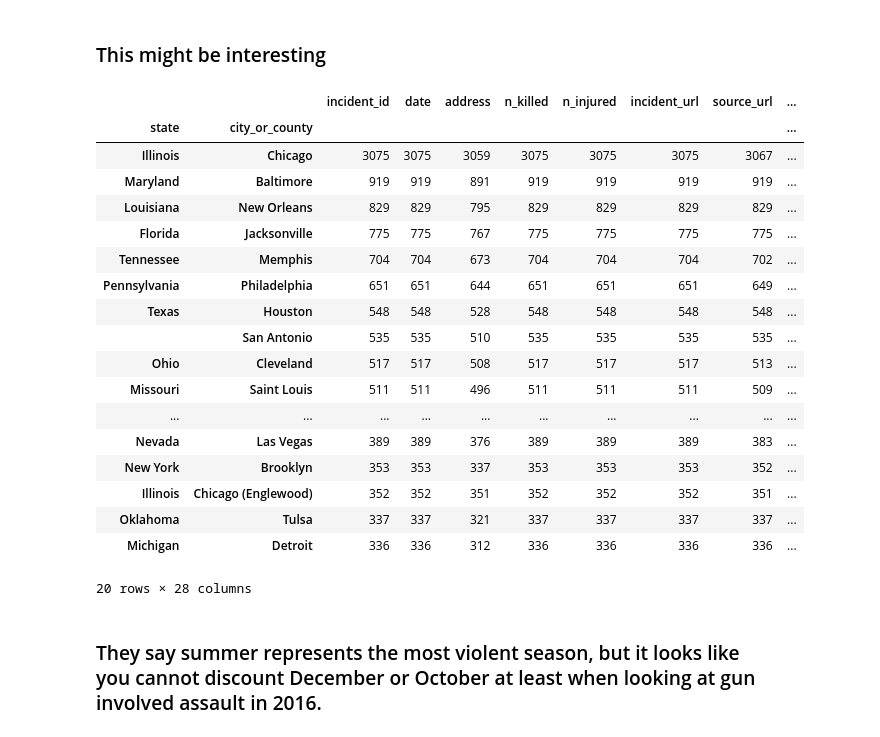
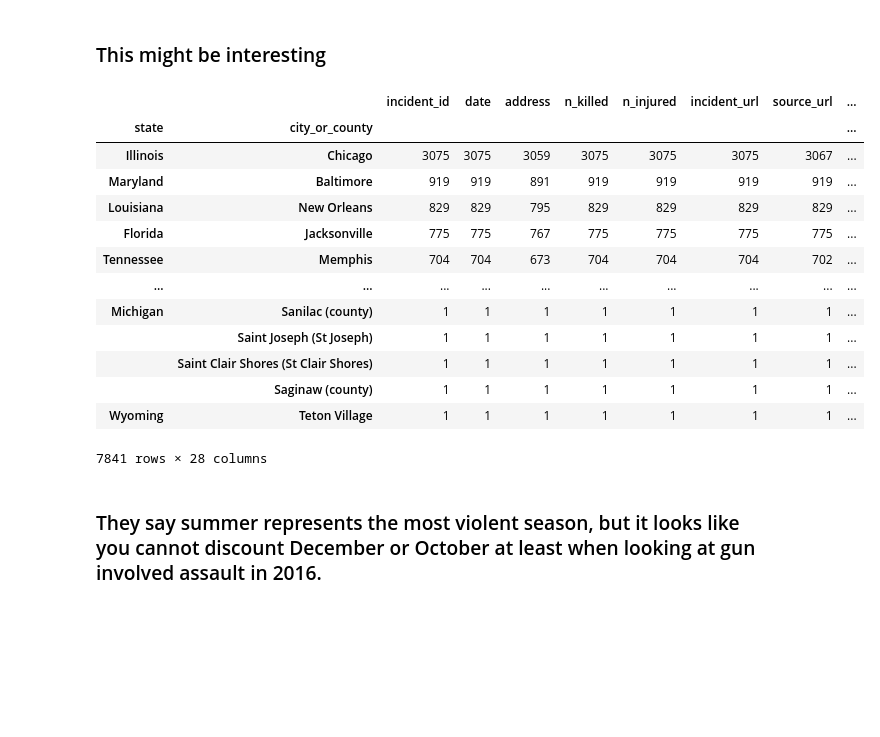
Before and after one commit to GambitAcid/Extract-Transform-Load-Gun-Violence-in-America, a Jupyter notebook: GunViolence/GVA_Initial_Eval.ipynb, the cells around one changed output. Drawn from its saved outputs; the diff is of its cells as text; code cells hidden in the pictures; blank space fills up the shorter version.

```diff
--- a/GunViolence/GVA_Initial_Eval.ipynb
+++ b/GunViolence/GVA_Initial_Eval.ipynb
@@ -104,27 +60,22 @@ GVAByStateCity16.head(20)
 ### This might be interesting
 # %%
 # Take a look at data by State and City ot County by worst offenders
-GVAByStateCity16.sort_values(by='incident_id', ascending=False).head(20)
+GVAByStateCity16.sort_values(by='incident_id', ascending=False)
 # %% [output]
 |  |  | incident_id | date | address | n_killed | n_injured | incident_url | source_url | ... |
 | state | city_or_county |  |  |  |  |  |  |  | ... |
 | Illinois | Chicago | 3075 | 3075 | 3059 | 3075 | 3075 | 3075 | 3067 | ... |
 | Maryland | Baltimore | 919 | 919 | 891 | 919 | 919 | 919 | 919 | ... |
 | Louisiana | New Orleans | 829 | 829 | 795 | 829 | 829 | 829 | 829 | ... |
 | Florida | Jacksonville | 775 | 775 | 767 | 775 | 775 | 775 | 775 | ... |
 | Tennessee | Memphis | 704 | 704 | 673 | 704 | 704 | 704 | 702 | ... |
-| Pennsylvania | Philadelphia | 651 | 651 | 644 | 651 | 651 | 651 | 649 | ... |
-| Texas | Houston | 548 | 548 | 528 | 548 | 548 | 548 | 548 | ... |
-|  | San Antonio | 535 | 535 | 510 | 535 | 535 | 535 | 535 | ... |
-| Ohio | Cleveland | 517 | 517 | 508 | 517 | 517 | 517 | 513 | ... |
-| Missouri | Saint Louis | 511 | 511 | 496 | 511 | 511 | 511 | 509 | ... |
 | ... | ... | ... | ... | ... | ... | ... | ... | ... | ... |
-| Nevada | Las Vegas | 389 | 389 | 376 | 389 | 389 | 389 | 383 | ... |
-| New York | Brooklyn | 353 | 353 | 337 | 353 | 353 | 353 | 352 | ... |
-| Illinois | Chicago (Englewood) | 352 | 352 | 351 | 352 | 352 | 352 | 351 | ... |
-| Oklahoma | Tulsa | 337 | 337 | 321 | 337 | 337 | 337 | 337 | ... |
-| Michigan | Detroit | 336 | 336 | 312 | 336 | 336 | 336 | 336 | ... |
+| Michigan | Sanilac (county) | 1 | 1 | 1 | 1 | 1 | 1 | 1 | ... |
+|  | Saint Joseph (St Joseph) | 1 | 1 | 1 | 1 | 1 | 1 | 1 | ... |
+|  | Saint Clair Shores (St Clair Shores) | 1 | 1 | 1 | 1 | 1 | 1 | 1 | ... |
+|  | Saginaw (county) | 1 | 1 | 1 | 1 | 1 | 1 | 1 | ... |
+| Wyoming | Teton Village | 1 | 1 | 1 | 1 | 1 | 1 | 1 | ... |
-20 rows × 28 columns
+7841 rows × 28 columns
 # %%
 # look at summary info by month
 GVAByMonth16 = GVA16.groupby(GVA['comp_date'].dt.month).count()
```
Also changed, not shown: parts of 20 cells of this notebook, 3 other files.
